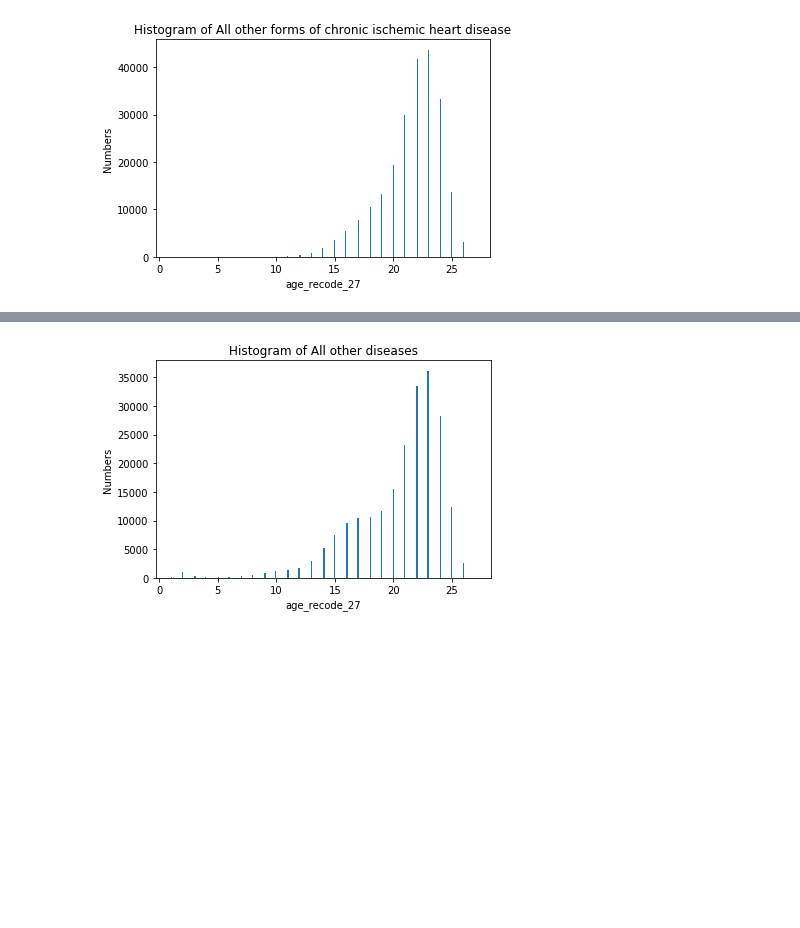
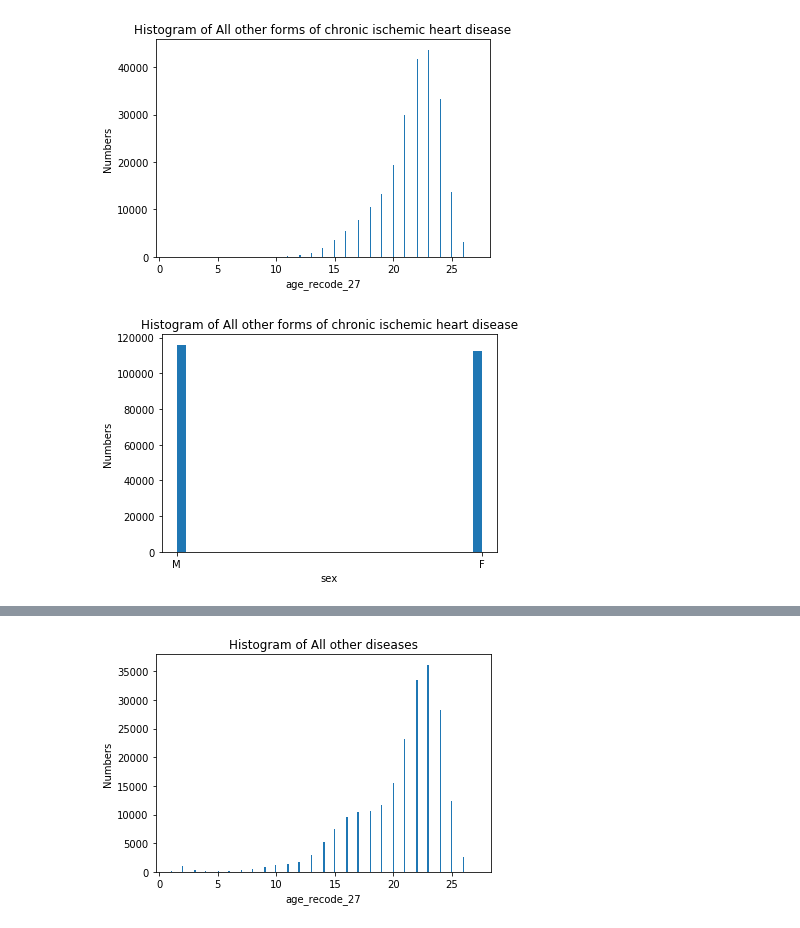
Before and after one commit to segunak/Mortality-Analysis, a Jupyter notebook: FinalProject-GroupA-kuni.ipynb, the cells around one changed output, grey strips where cells are left out. Saved outputs shown, nothing was run; the diff lists cells and outputs as text; code cells hidden in the pictures; blank space fills up the shorter version.

```diff
--- a/FinalProject-GroupA-kuni.ipynb
+++ b/FinalProject-GroupA-kuni.ipynb
@@ -223,3 +413,19 @@ plt.ylabel("Numbers")
 plt.show()
 # %% [output]
 [figure]
+# %%
+# Plot of No.63: All other forms of chronic ischemic heart disease
+xsex = data63['sex'].values
+plt.title("Histogram of All other forms of chronic ischemic heart disease")
+#binblock = np.arange(650, 2950, 100)
+plt.hist(xsex, bins = 'auto', rwidth=0.9)
+plt.xlabel("sex")
+plt.ylabel("Numbers")
+plt.show()
+#name = [1, 2, 3, 4]
+#value = [54, 67, 89, 103]
+#label = ['Monday', 'Tuesday', 'Wednesday', 'Thursday']
+#plt.bar(name, value, color='#effef0', edgecolor='#9ffea0', linewidth=5, width=0.7, tick_label=label)
+#plt.show()
+# %% [output]
+[figure, added]
```
Also changed, not shown: parts of 124 cells of this notebook.
